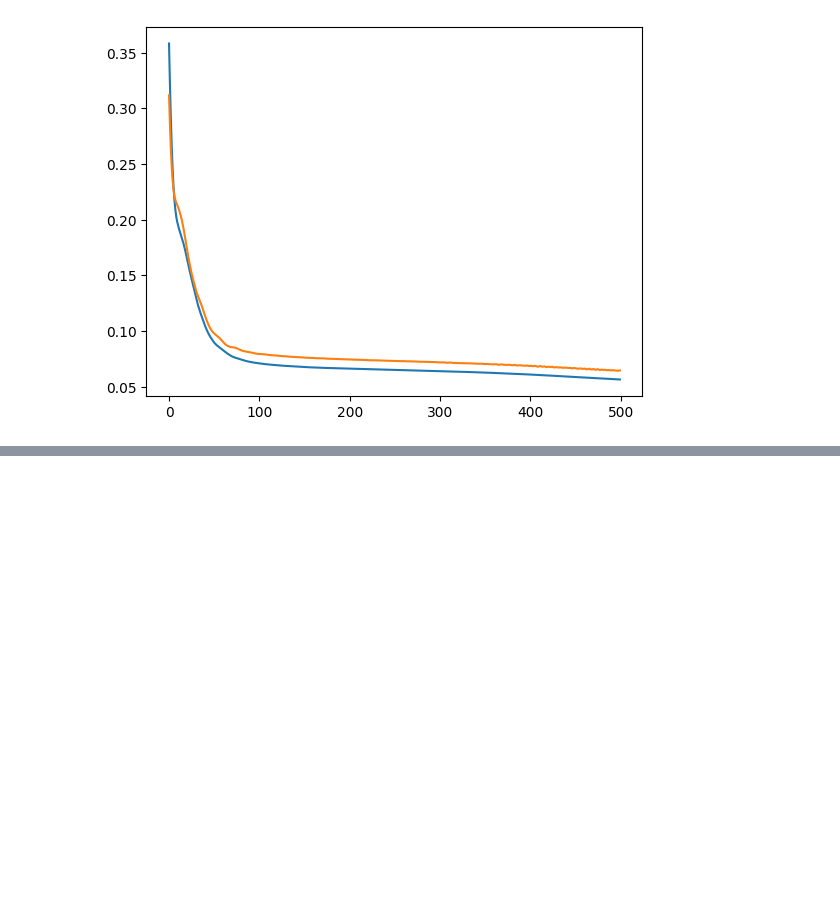
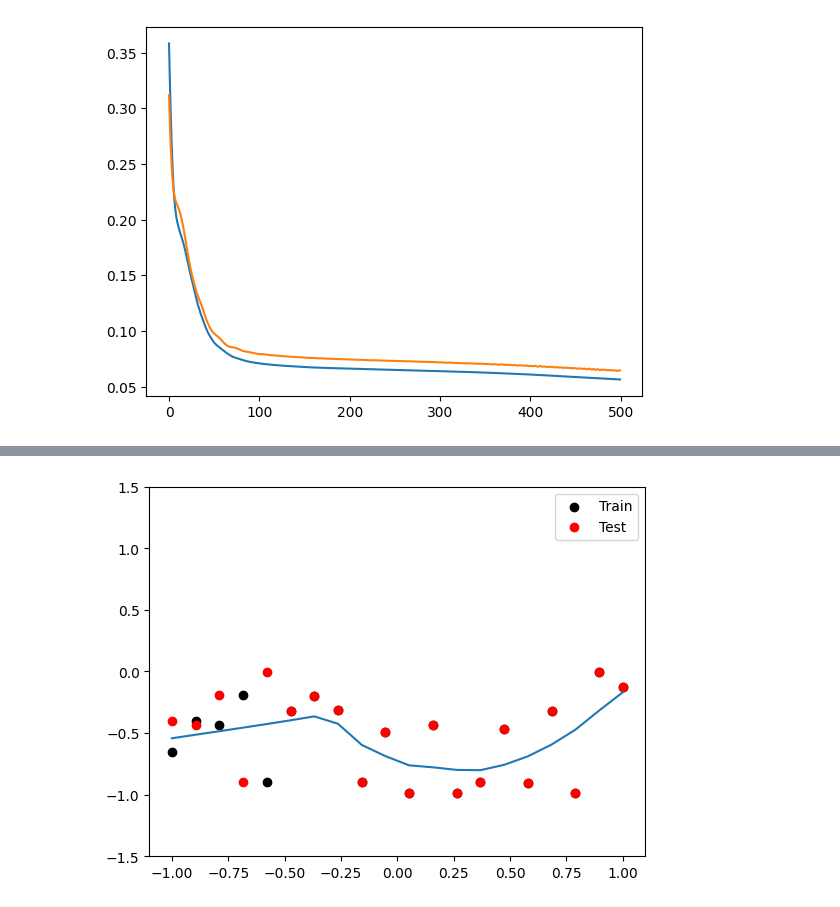
Before and after one commit to Aaaaddddyyyyyyyy/Deep-Learning, a Jupyter notebook: Dropouts_in_dl.ipynb, the cells around one changed output, grey strips where cells are left out. Drawn from its saved outputs; the diff is of its cells as text; code cells hidden in the pictures; blank space fills up the shorter version.

```diff
--- a/Dropouts_in_dl.ipynb
+++ b/Dropouts_in_dl.ipynb
@@ -78,0 +81,11 @@ plt.plot(history.history['val_loss'])
+# %%
+model= Sequential()
+model.add(Dense(128,input_dim=1,activation='relu'))   # hidden layer1
+model.add(Dropout(0.2))
+model.add(Dense(128,activation='relu'))               # hidden layer 2
+model.add(Dropout(0.2))
+model.add(Dense(1,activation='linear'))       ## output layer
+adam= Adam(learning_rate=0.2)
+
+model.compile(loss='mse',optimizer='Adam',metrics=['mse'])
+history=model.fit(X_train,y_train[:len(X_train)],epochs=500,validation_data=(X_test,y_test[:len(X_test)]),verbose=False)
@@ -78,0 +99,2 @@ plt.plot(history.history['val_loss'])
+# %%
+y_pred=model.predict(X_test)
@@ -78,0 +103,10 @@ plt.plot(history.history['val_loss'])
+# %%
+plt.figure()
+plt.scatter(X_train,y_train[:len(X_train)],c='black', label="Train")
+plt.scatter(X_test,y_test[:len(X_test)],c= 'red',label='Test')
+plt.plot(X_test,y_pred)
+plt.legend()
+plt.ylim(-1.5, 1.5)
+plt.show()
+# %% [output]
+[figure, added]
```
Also changed, not shown: parts of 3 cells of this notebook.
